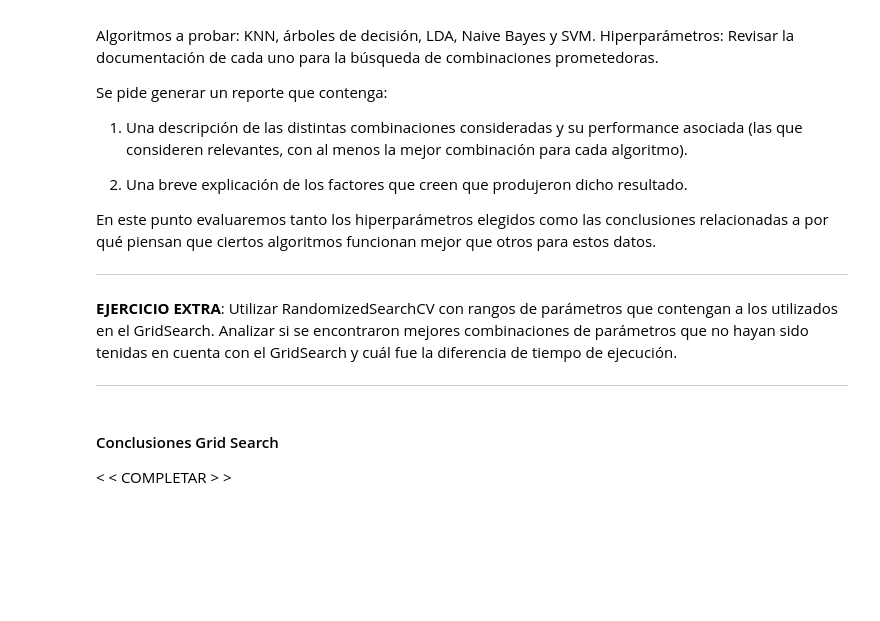
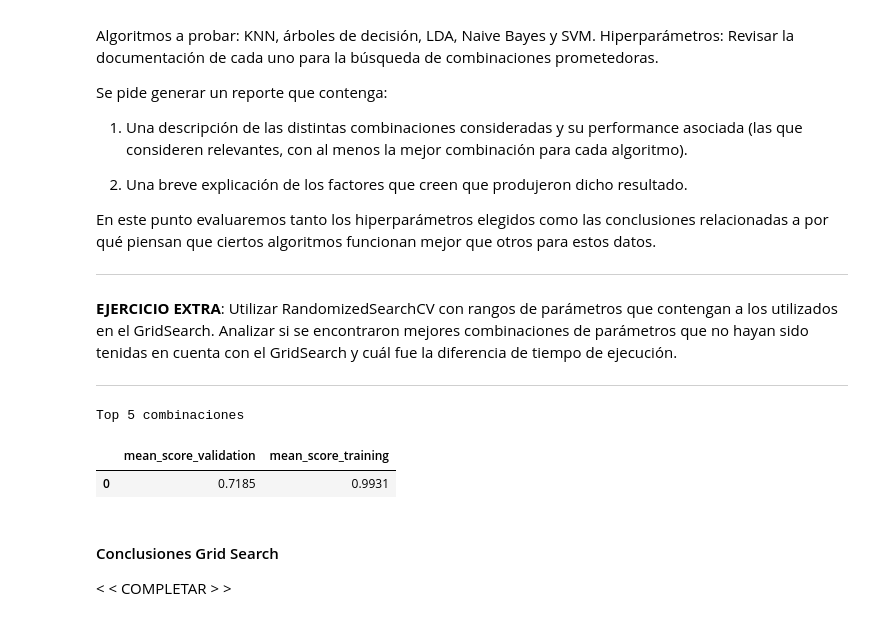
Before and after one commit to griquelme/aa-TP1, a Jupyter notebook: TP1.ipynb, the cells around one changed output. Cells and saved outputs as stored; diff of their text form; code cells hidden in the pictures; blank space fills up the shorter version.

Commit message:
Agrego grid search para knn, lda y arboles.

```diff
--- a/TP1.ipynb
+++ b/TP1.ipynb
@@ -310,24 +310,45 @@ En este punto evaluaremos tanto los hiperparámetros elegidos como las conclusio
 # %%
 from sklearn.neighbors import KNeighborsClassifier
 from sklearn.discriminant_analysis import LinearDiscriminantAnalysis
 from sklearn.tree import DecisionTreeClassifier
 from sklearn.naive_bayes import GaussianNB
 from sklearn.svm import LinearSVC
 
 from sklearn.model_selection import GridSearchCV
 
 def top_resultados(grid, top=5):
     ## Si quieren, pueden utilizar esta función para imprimir las mejores combinaciones de su grid
     print("Top {} combinaciones".format(top))
     df = pd.DataFrame(grid.cv_results_["params"])
     df["mean_score_validation"] = grid.cv_results_["mean_test_score"]
     df["mean_score_training"] = grid.cv_results_["mean_train_score"]
     display(df.sort_values(by="mean_score_validation", ascending=False).head(top))
 
 ########################################################
 ## AQUI VA SU CODIGO
 ## Objetivo: comparar y explorar distintas combinaciones de parámetros para los algoritmos importados arriba
 ########################################################
+knn_parameters = {'n_neighbors': range(1, int(len(X_dev_np) * 4 / 5))} # mejores entre 60 y 80.
+#knn_grid = GridSearchCV(sklearn.neighbors.KNeighborsClassifier(), knn_parameters, scoring='roc_auc', cv=5)
+#knn_grid = sklearn.neighbors.KNeighborsClassifier(n_neighbors = 600)
+#knn_grid.fit(X_dev_np, y_dev_np)
+#top_resultados(knn_grid)
+
+
+tree_parameters = {'max_depth': list(range(1, 500))+[None]} # Mejor con 3, 2do con 2.
+#tree_grid = GridSearchCV(sklearn.tree.DecisionTreeClassifier(), tree_parameters, scoring='roc_auc', cv=5)
+#tree_grid.fit(X_dev_np, y_dev_np)
+#top_resultados(tree_grid)
+
+
+lda_parameters = {} # No encontre nada interesante para cambiar.
+#lda_grid = GridSearchCV(sklearn.discriminant_analysis.LinearDiscriminantAnalysis(), lda_parameters, scoring='roc_auc', cv=5)
+#lda_grid.fit(X_dev_np, y_dev_np)
+#top_resultados(lda_grid)
+# %% [output]
+Top 5 combinaciones
+|  | mean_score_validation | mean_score_training |
+| 0 | 0.7185 | 0.9931 |
 # %% [markdown]
 #### Conclusiones Grid Search
 
```
